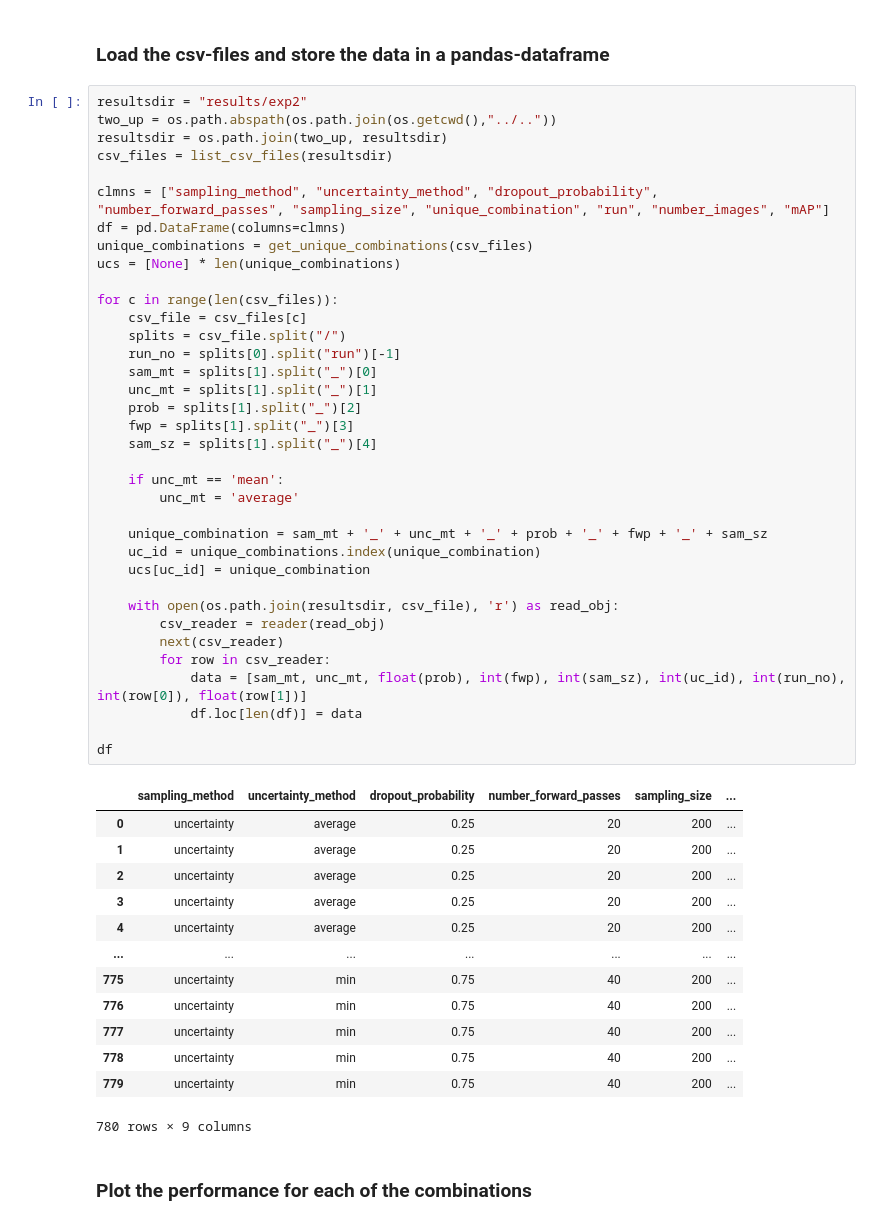
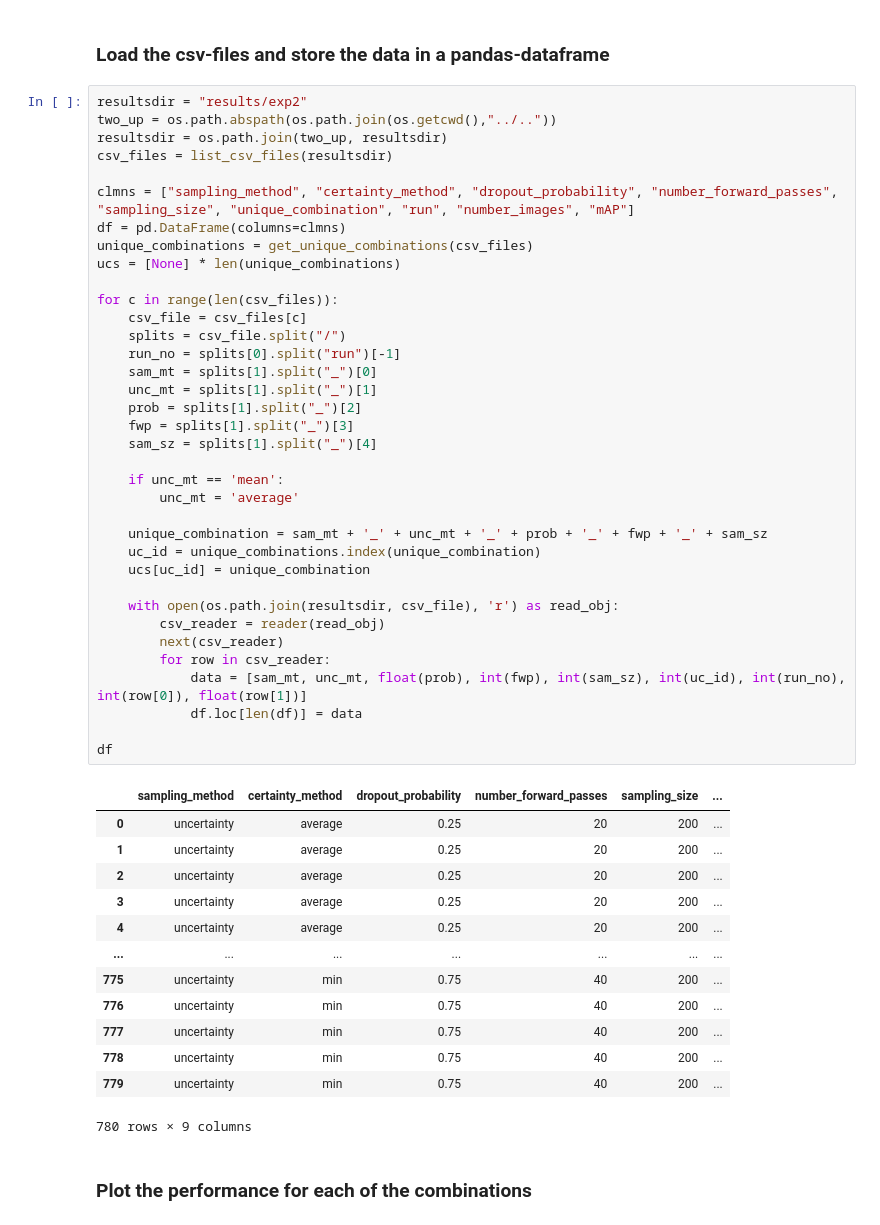
Before and after one commit to pieterblok/maskal, a Jupyter notebook: active_learning/utils/statistics_exp2.ipynb, the cells around one changed output. Cells and saved outputs as stored; diff of their text form.

```diff
--- a/active_learning/utils/statistics_exp2.ipynb
+++ b/active_learning/utils/statistics_exp2.ipynb
@@ -67,38 +67,38 @@ two_up = os.path.abspath(os.path.join(os.getcwd(),"../.."))
 resultsdir = os.path.join(two_up, resultsdir)
 csv_files = list_csv_files(resultsdir)
 
-clmns = ["sampling_method", "uncertainty_method", "dropout_probability", "number_forward_passes", "sampling_size", "unique_combination", "run", "number_images", "mAP"]
+clmns = ["sampling_method", "certainty_method", "dropout_probability", "number_forward_passes", "sampling_size", "unique_combination", "run", "number_images", "mAP"]
 df = pd.DataFrame(columns=clmns)
 unique_combinations = get_unique_combinations(csv_files)
 ucs = [None] * len(unique_combinations)
 
 for c in range(len(csv_files)):
     csv_file = csv_files[c]
     splits = csv_file.split("/")
     run_no = splits[0].split("run")[-1]
     sam_mt = splits[1].split("_")[0]
     unc_mt = splits[1].split("_")[1]
     prob = splits[1].split("_")[2]
     fwp = splits[1].split("_")[3]
     sam_sz = splits[1].split("_")[4]
 
     if unc_mt == 'mean':
         unc_mt = 'average'
 
     unique_combination = sam_mt + '_' + unc_mt + '_' + prob + '_' + fwp + '_' + sam_sz
     uc_id = unique_combinations.index(unique_combination)
     ucs[uc_id] = unique_combination
 
     with open(os.path.join(resultsdir, csv_file), 'r') as read_obj:
         csv_reader = reader(read_obj)
         next(csv_reader)
         for row in csv_reader:
             data = [sam_mt, unc_mt, float(prob), int(fwp), int(sam_sz), int(uc_id), int(run_no), int(row[0]), float(row[1])]
             df.loc[len(df)] = data
 
 df
 # %% [output]
-|  | sampling_method | uncertainty_method | dropout_probability | number_forward_passes | sampling_size | ... |
+|  | sampling_method | certainty_method | dropout_probability | number_forward_passes | sampling_size | ... |
 | 0 | uncertainty | average | 0.25 | 20 | 200 | ... |
 | 1 | uncertainty | average | 0.25 | 20 | 200 | ... |
 | 2 | uncertainty | average | 0.25 | 20 | 200 | ... |
```
Also changed, not shown: parts of 1 cell of this notebook.
